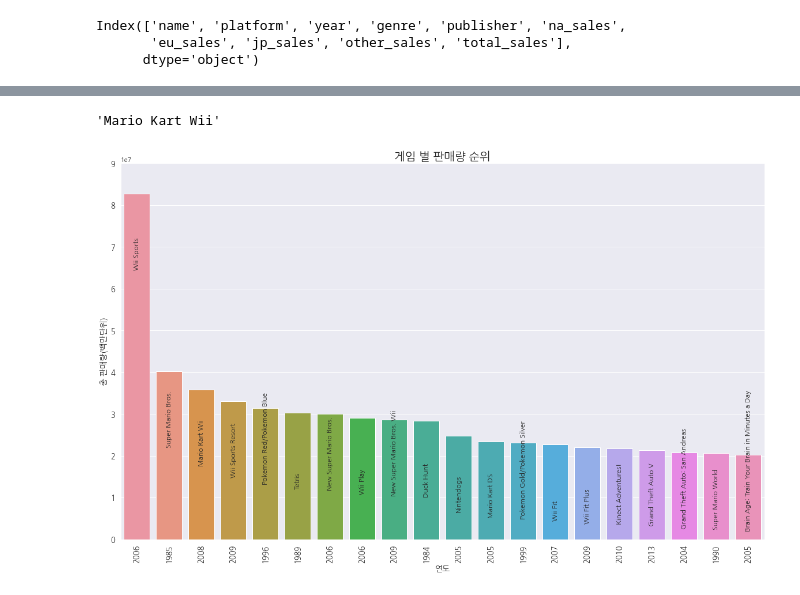
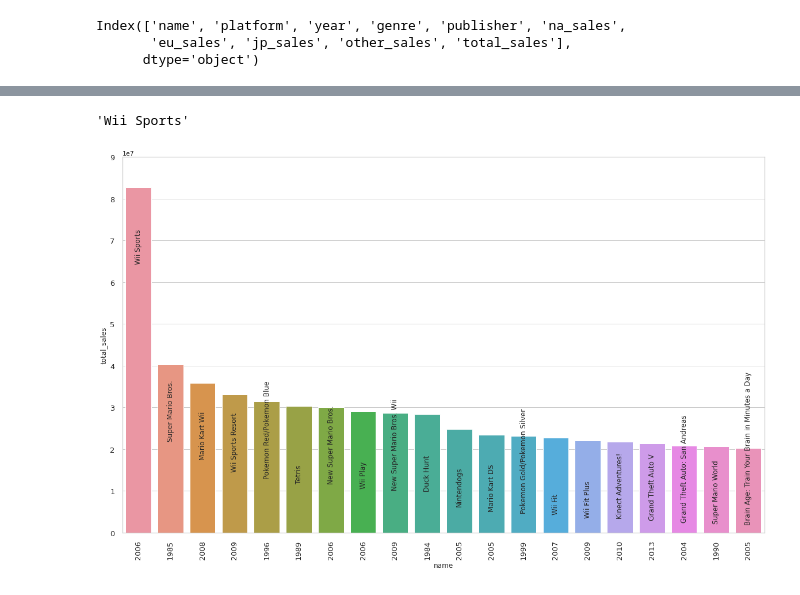
Before and after one commit to sungjin-kim-data/vgames2_data, a Jupyter notebook: vgames2_data.ipynb, the cells around one changed output, grey strips where cells are left out. Cells and saved outputs as stored; diff of their text form; code cells hidden in the pictures.

```diff
--- a/vgames2_data.ipynb
+++ b/vgames2_data.ipynb
@@ -21,7 +21,7 @@ import pandas as pd
 import seaborn as sns
 import matplotlib.pyplot as plt
 
-# plt.style.use('seaborn')
+plt.style.use('seaborn')
 sns.set(font_scale=1)
 plt.rc('font', family='NanumBarunGothic')
 plt.rcParams['font.family'] = 'NanumGothic'
@@ -679,26 +693,27 @@ y = np.arange(0, 20)
 
 top_game_sale['total_sales'].iloc[0]
 top_game_sale.index[0]
-name.iloc[2]
+name.iloc[0]
 # %% [output]
-'Mario Kart Wii'
+'Wii Sports'
 # %%
+sns.set_style("whitegrid")
 plt.figure(figsize=(20,12))
 g = sns.barplot(x='name', y='total_sales', data=top_game_sale)
 
 idx = 0
 for value in top_game_sale['total_sales']:
   g.text(idx, value-18000000, name.iloc[idx], rotation=90, ha='center')
   idx += 1
 
 
 # g.text(1, top_game_sale['total_sales'].iloc[0], 'Hey!', ha="center")
-plt.title('게임 별 판매량 순위', fontsize=20)
+# plt.title('게임 별 판매량 순위', fontsize=20)
 plt.xticks(y, top_game_sale['year'], fontsize=13, rotation=90)
 plt.yticks(fontsize=13)
-plt.xlabel('연도', fontsize=14)
-plt.ylabel('총 판매량(백만단위)', fontsize=14)
+# plt.xlabel('연도', fontsize=14)
+# plt.ylabel('총 판매량(백만단위)', fontsize=14)
 plt.ylim(0, 90000000)
 plt.show()
 # %% [output]
-[figure, old version]
+[figure, new version]
```
Also changed, not shown: parts of 30 cells of this notebook.
